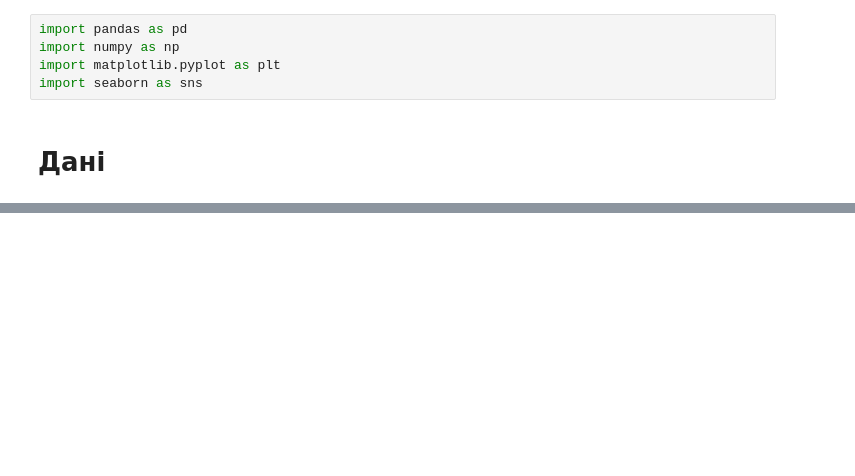
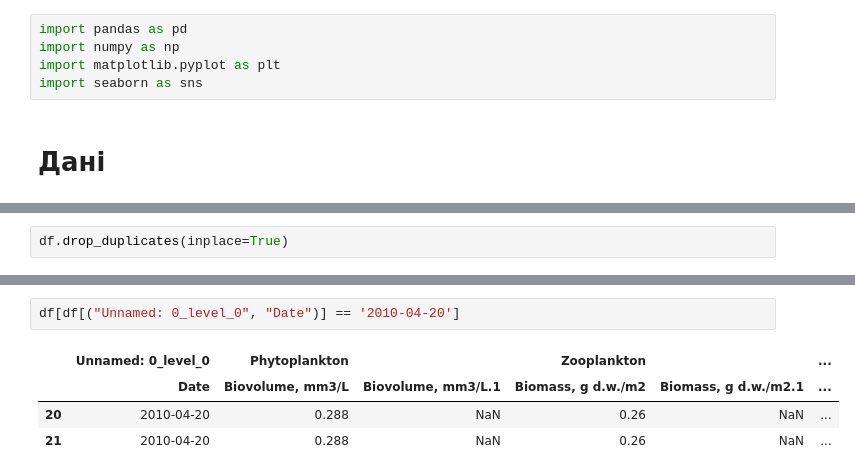
Before and after one commit to mezgoodle/ad_labs, a Jupyter notebook: docs/lab6/lab6.ipynb, the cells around one changed output, grey strips where cells are left out. Saved outputs shown, nothing was run; the diff lists cells and outputs as text; blank space fills up the shorter version.

```diff
--- a/docs/lab6/lab6.ipynb
+++ b/docs/lab6/lab6.ipynb
@@ -84,0 +79,2 @@ df.describe()
+# %%
+df.drop_duplicates(inplace=True)
@@ -84,0 +107,7 @@ df.describe()
+# %%
+df[df[("Unnamed: 0_level_0", "Date")] == '2010-04-20']
+# %% [output]
+|  | Unnamed: 0_level_0 | Phytoplankton |  | Zooplankton |  | ... |
+|  | Date | Biovolume, mm3/L | Biovolume, mm3/L.1 | Biomass, g d.w./m2 | Biomass, g d.w./m2.1 | ... |
+| 20 | 2010-04-20 | 0.288 | NaN | 0.26 | NaN | ... |
+| 21 | 2010-04-20 | 0.288 | NaN | 0.26 | NaN | ... |
```
Also changed, not shown: parts of 22 cells of this notebook.
